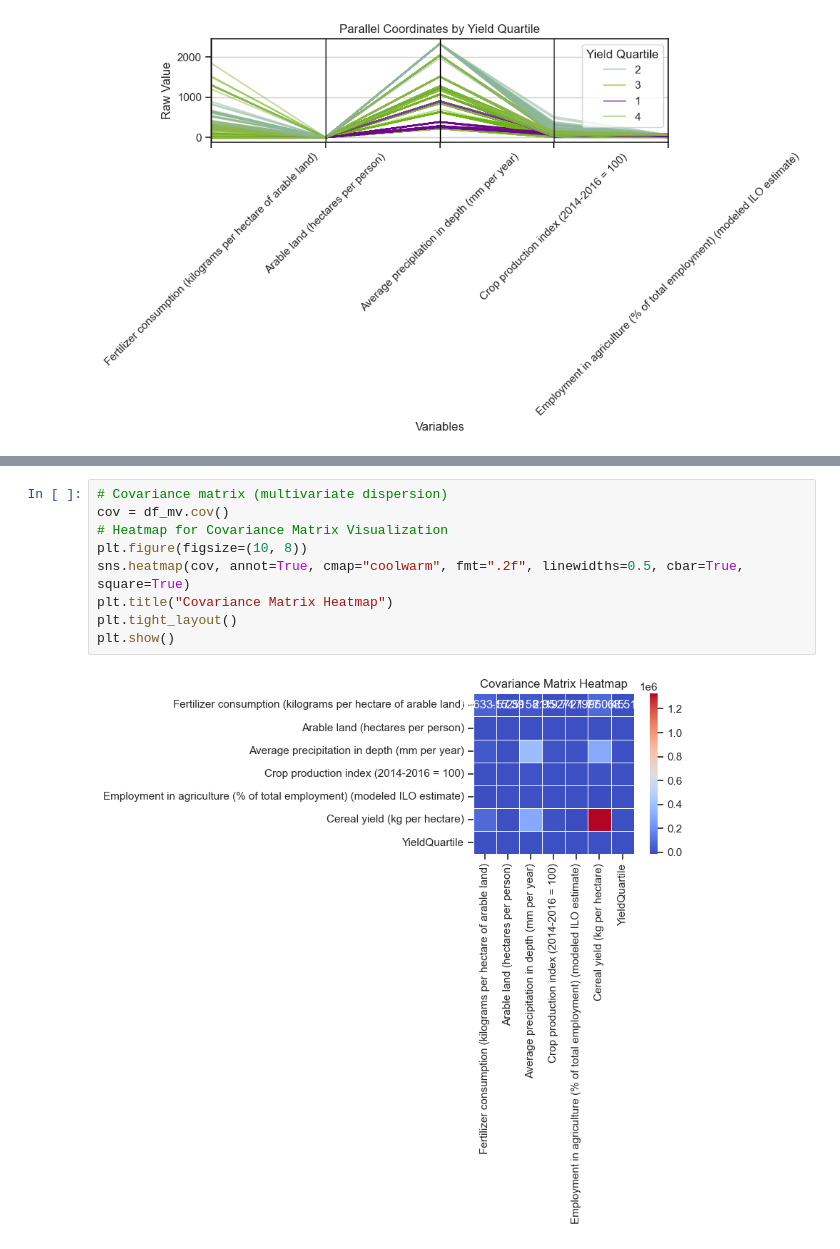
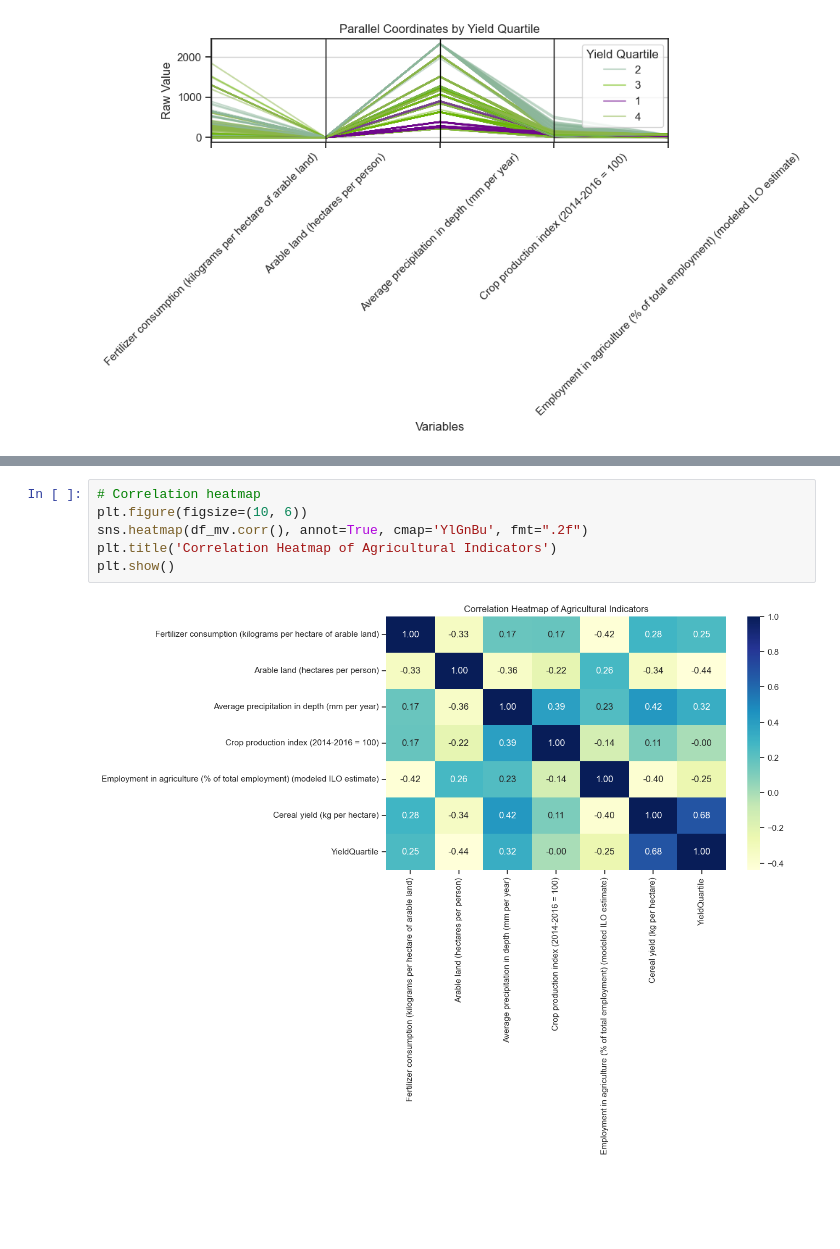
Before and after one commit to Rodgerdev/east-africa-fertilizer-project, a Jupyter notebook: east_africa_proj.ipynb, the cells around one changed output, grey strips where cells are left out. Drawn from its saved outputs; the diff is of its cells as text; blank space fills up the shorter version.

Commit message:
added PCA and updated the heatmap

```diff
--- a/east_africa_proj.ipynb
+++ b/east_africa_proj.ipynb
@@ -652,11 +654,8 @@ plt.show()
-# %%
-# Covariance matrix (multivariate dispersion)
-cov = df_mv.cov()
-# Heatmap for Covariance Matrix Visualization
-plt.figure(figsize=(10, 8))
-sns.heatmap(cov, annot=True, cmap="coolwarm", fmt=".2f", linewidths=0.5, cbar=True, square=True)
-plt.title("Covariance Matrix Heatmap")
-plt.tight_layout()
-plt.show()
-# %% [output]
-[figure, removed]
+# %%
+# Correlation heatmap
+plt.figure(figsize=(10, 6))
+sns.heatmap(df_mv.corr(), annot=True, cmap='YlGnBu', fmt=".2f")
+plt.title('Correlation Heatmap of Agricultural Indicators')
+plt.show()
+# %% [output]
+[figure, added]
```
Also changed, not shown: parts of 15 cells of this notebook.
